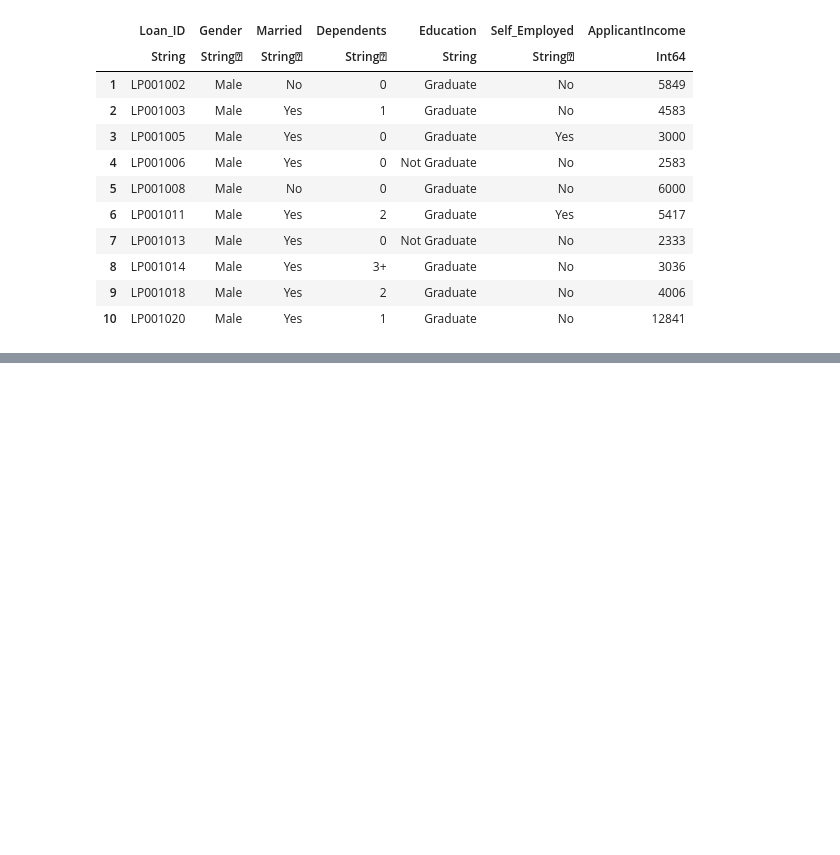
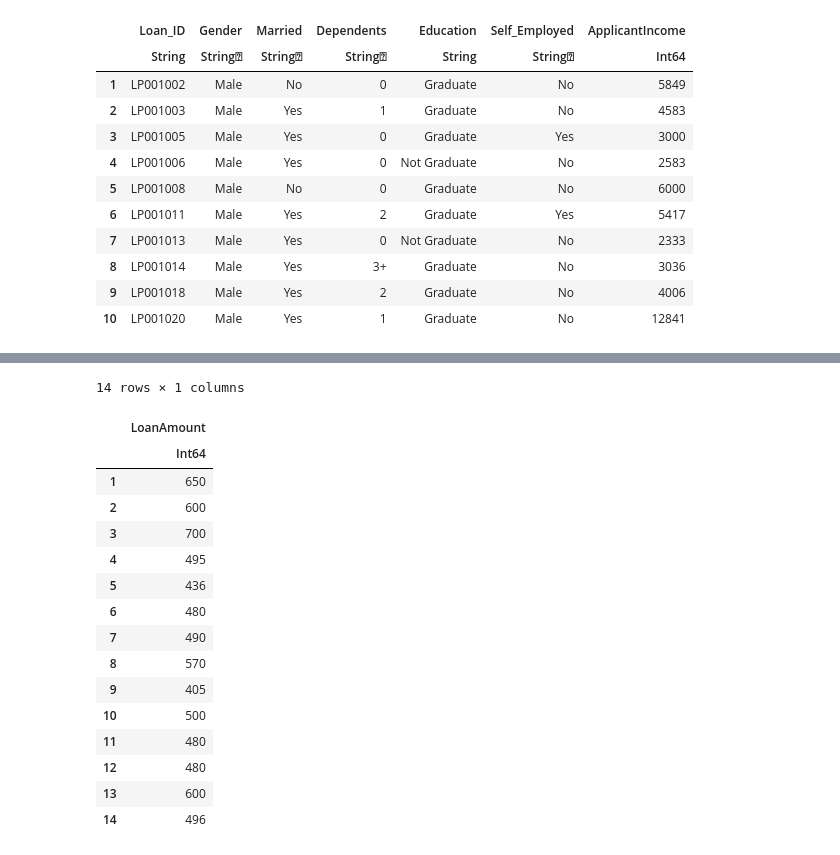
Before and after one commit to zanemurphy/Julia-Testing, a Jupyter notebook: julia_test.ipynb, the cells around one changed output, grey strips where cells are left out. Saved outputs shown, nothing was run; the diff lists cells and outputs as text; code cells hidden in the pictures; blank space fills up the shorter version.

```diff
--- a/julia_test.ipynb
+++ b/julia_test.ipynb
@@ -346,0 +416,25 @@ DataFrame
+# %%
+@> begin
+    train
+    dropmissing(:LoanAmount)
+    @where(:LoanAmount .> 400)
+    @select(:LoanAmount)
+end
+# %% [output]
+14 rows × 1 columns
+|  | LoanAmount |
+|  | Int64 |
+| 1 | 650 |
+| 2 | 600 |
+| 3 | 700 |
+| 4 | 495 |
+| 5 | 436 |
+| 6 | 480 |
+| 7 | 490 |
+| 8 | 570 |
+| 9 | 405 |
+| 10 | 500 |
+| 11 | 480 |
+| 12 | 480 |
+| 13 | 600 |
+| 14 | 496 |
```
Also changed, not shown: parts of 13 cells of this notebook.
